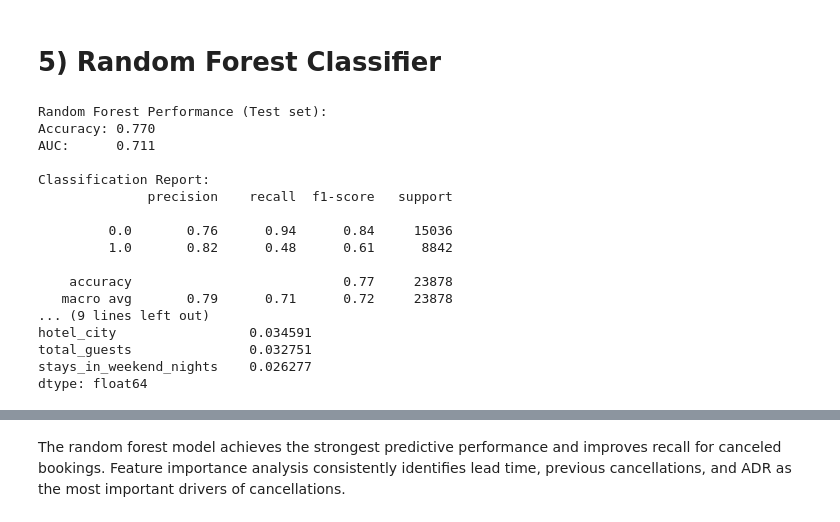
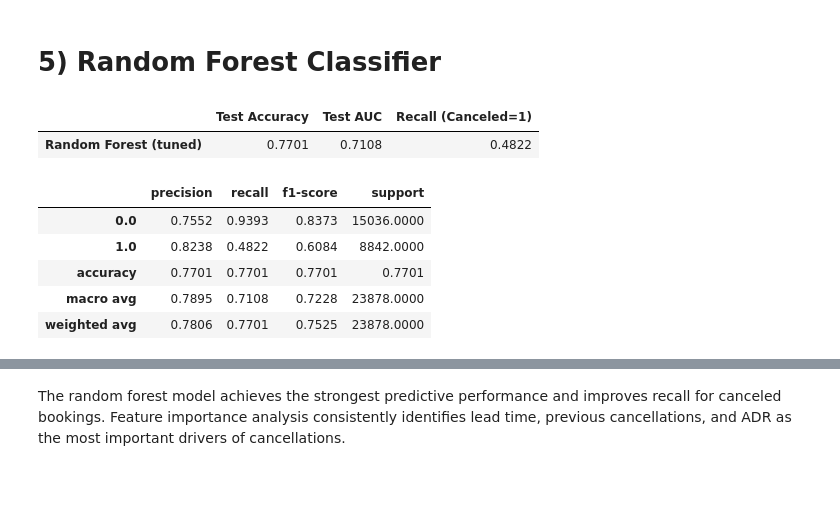
Before and after one commit to mdolf24/hotel-booking-demand, a Jupyter notebook: notebooks/03_modeling.ipynb, the cells around one changed output, grey strips where cells are left out. Saved outputs shown, nothing was run; the diff lists cells and outputs as text; code cells hidden in the pictures; blank space fills up the shorter version.

```diff
--- a/notebooks/03_modeling.ipynb
+++ b/notebooks/03_modeling.ipynb
@@ -232,33 +218,40 @@ y_prob_test_rf = rf.predict_proba(X_test_s)[:, 1]
 #Evaluation
 acc_rf = accuracy_score(y_test, y_pred_test_rf)
 auc_rf = roc_auc_score(y_test, y_pred_test_rf)
+recall_rf_1 = recall_score(y_test, y_pred_test_rf, pos_label=1)
 
-print("Random Forest Performance (Test set):")
-print(f"Accuracy: {acc_rf:.3f}")
-print(f"AUC:      {auc_rf:.3f}")
+rf_metrics = pd.DataFrame({
+    "Test Accuracy": [round(acc_rf, 4)],
+    "Test AUC": [round(auc_rf, 4)],
+    "Recall (Canceled=1)": [round(recall_rf_1, 4)]
+}, index=["Random Forest (tuned)"])
 
-print("\nClassification Report:")
-print(classification_report(y_test, y_pred_test_rf))
+rf_metrics
 
-# 4) Feature importances
-importances = pd.Series(rf.feature_importances_, index=feature_cols).sort_values(ascending=False)           #how much every variable affects decrease in impurity
-print("\nTop feature importances:")
-print(importances.head(10))
+#print("Random Forest Performance (Test set):")
+#print(f"Accuracy: {acc_rf:.3f}")
+#print(f"AUC:      {auc_rf:.3f}")
+
+#print("\nClassification Report:")
+#print(classification_report(y_test, y_pred_test_rf))
+
+#Feature importances
+#importances = pd.Series(rf.feature_importances_, index=feature_cols).sort_values(ascending=False)           #how much every variable affects decrease in impurity
+#print("\nTop feature importances:")
+#print(importances.head(10))
 # %% [output]
-Random Forest Performance (Test set):
-Accuracy: 0.770
-AUC:      0.711
-
-Classification Report:
-              precision    recall  f1-score   support
-
-         0.0       0.76      0.94      0.84     15036
-         1.0       0.82      0.48      0.61      8842
-
-    accuracy                           0.77     23878
-   macro avg       0.79      0.71      0.72     23878
-... (9 lines left out)
-hotel_city                 0.034591
-total_guests               0.032751
-stays_in_weekend_nights    0.026277
-dtype: float64
+|  | Test Accuracy | Test AUC | Recall (Canceled=1) |
+| Random Forest (tuned) | 0.7701 | 0.7108 | 0.4822 |
+# %%
+# Classification report
+report_rf = classification_report(y_test, y_pred_test_rf, output_dict=True)
+report_rf_df = pd.DataFrame(report_rf).T.round(4)
+
+report_rf_df
+# %% [output]
+|  | precision | recall | f1-score | support |
+| 0.0 | 0.7552 | 0.9393 | 0.8373 | 15036.0000 |
+| 1.0 | 0.8238 | 0.4822 | 0.6084 | 8842.0000 |
+| accuracy | 0.7701 | 0.7701 | 0.7701 | 0.7701 |
+| macro avg | 0.7895 | 0.7108 | 0.7228 | 23878.0000 |
+| weighted avg | 0.7806 | 0.7701 | 0.7525 | 23878.0000 |
```
Also changed, not shown: parts of 13 cells of this notebook.
